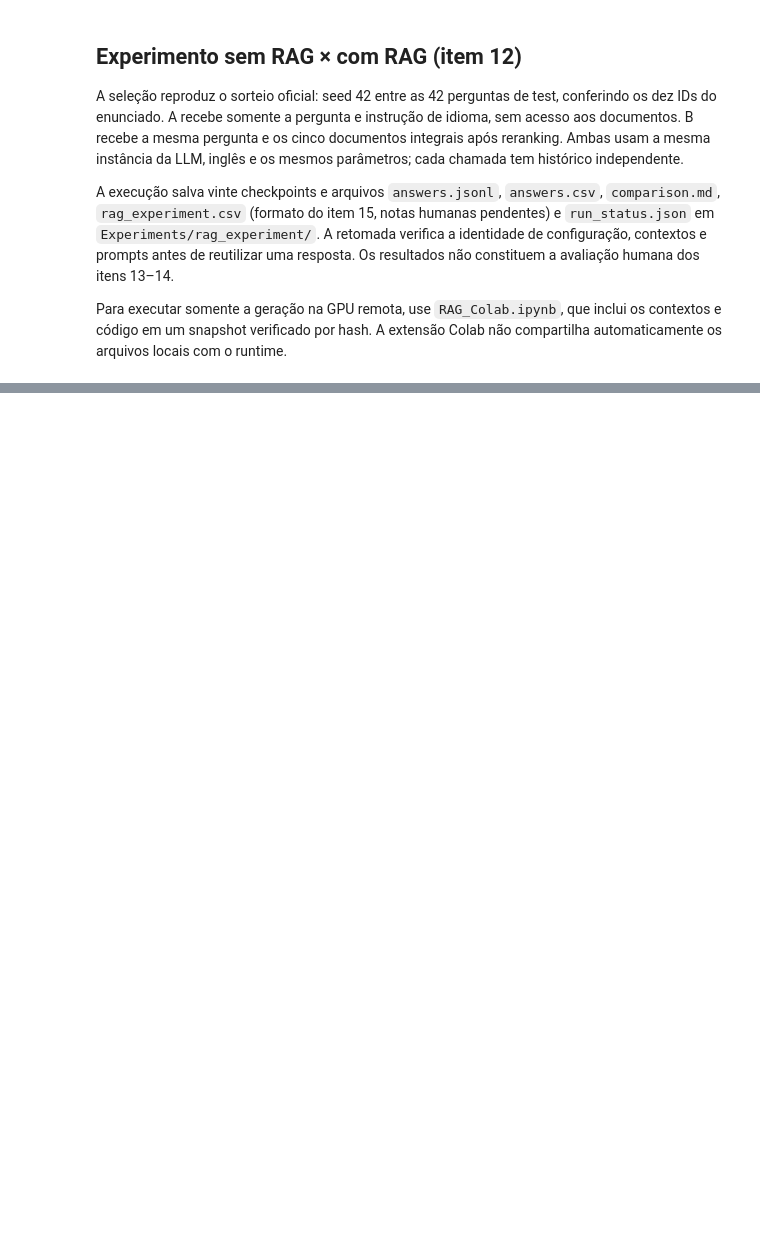
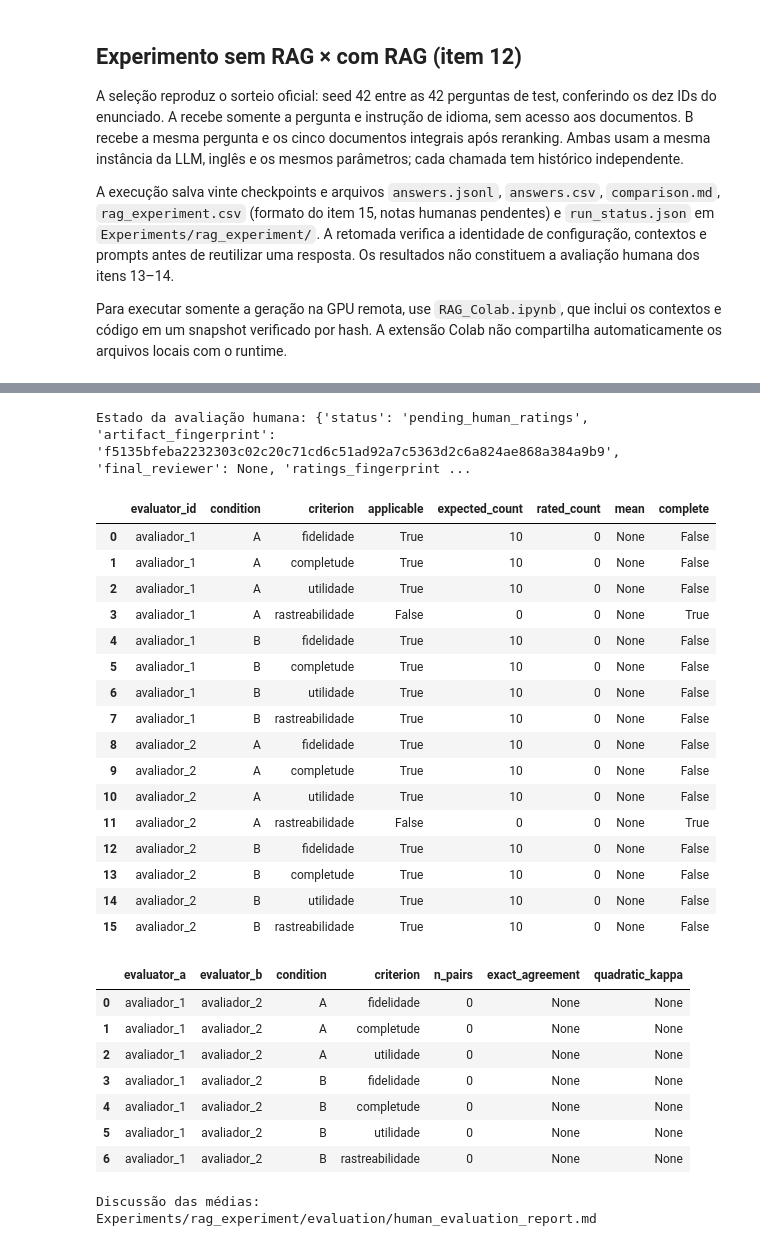
Before and after one commit to ArthurTRamos/Trabalho-Modelos-Semanticos-RI, a Jupyter notebook: Trabalho2.ipynb, the cells around one changed output, grey strips where cells are left out. Cells and saved outputs as stored; diff of their text form; code cells hidden in the pictures; blank space fills up the shorter version.

Commit message:
feat: rag evaluation and flow errors

```diff
--- a/Trabalho2.ipynb
+++ b/Trabalho2.ipynb
@@ -503,0 +631,13 @@ display(pd.DataFrame(rag_paired_answers)[[
+# %%
+from pathlib import Path
+from ri_project.rag_evaluation import prepare_rag_evaluation, aggregate_human_evaluation
+
+RAG_EVALUATION_DIR = Path('Experiments/rag_experiment/evaluation')
+rag_evaluation = prepare_rag_evaluation(
+    experiment_dir='Experiments/rag_experiment', data_dir='nfcorpus/nfcorpus',
+    rankings_dir='Experiments', output_dir=RAG_EVALUATION_DIR,
+)
+display(rag_evaluation['context_metrics'])
+display(rag_evaluation['context_summary'])
+print('Caderno para avaliação humana:', RAG_EVALUATION_DIR / 'human_review.md')
+print('Preencha ratings_reviewer_1.csv e, opcionalmente, ratings_reviewer_2.csv sem consultar blind_key.json.')
@@ -503,0 +660,42 @@ display(pd.DataFrame(rag_paired_answers)[[
+# %%
+# As fichas são criadas vazias. Reexecute após os integrantes preencherem suas notas.
+# Se houver dois avaliadores completos, escolha explicitamente o avaliador final.
+FINAL_REVIEWER = None
+rating_files = [RAG_EVALUATION_DIR / f'ratings_reviewer_{i}.csv' for i in (1, 2)]
+human_evaluation = aggregate_human_evaluation(
+    rating_files, experiment_dir='Experiments/rag_experiment',
+    data_dir='nfcorpus/nfcorpus', output_dir=RAG_EVALUATION_DIR,
+    final_reviewer=FINAL_REVIEWER,
+)
+print('Estado da avaliação humana:', human_evaluation['status'])
+display(human_evaluation['summary'])
+display(human_evaluation['agreement'])
+print('Discussão das médias:', RAG_EVALUATION_DIR / 'human_evaluation_report.md')
+# %% [output]
+Estado da avaliação humana: {'status': 'pending_human_ratings', 'artifact_fingerprint': 'f5135bfeba2232303c02c20c71cd6c51ad92a7c5363d2c6a824ae868a384a9b9', 'final_reviewer': None, 'ratings_fingerprint ...
+|  | evaluator_id | condition | criterion | applicable | expected_count | rated_count | mean | complete |
+| 0 | avaliador_1 | A | fidelidade | True | 10 | 0 | None | False |
+| 1 | avaliador_1 | A | completude | True | 10 | 0 | None | False |
+| 2 | avaliador_1 | A | utilidade | True | 10 | 0 | None | False |
+| 3 | avaliador_1 | A | rastreabilidade | False | 0 | 0 | None | True |
+| 4 | avaliador_1 | B | fidelidade | True | 10 | 0 | None | False |
+| 5 | avaliador_1 | B | completude | True | 10 | 0 | None | False |
+| 6 | avaliador_1 | B | utilidade | True | 10 | 0 | None | False |
+| 7 | avaliador_1 | B | rastreabilidade | True | 10 | 0 | None | False |
+| 8 | avaliador_2 | A | fidelidade | True | 10 | 0 | None | False |
+| 9 | avaliador_2 | A | completude | True | 10 | 0 | None | False |
+| 10 | avaliador_2 | A | utilidade | True | 10 | 0 | None | False |
+| 11 | avaliador_2 | A | rastreabilidade | False | 0 | 0 | None | True |
+| 12 | avaliador_2 | B | fidelidade | True | 10 | 0 | None | False |
+| 13 | avaliador_2 | B | completude | True | 10 | 0 | None | False |
+| 14 | avaliador_2 | B | utilidade | True | 10 | 0 | None | False |
+| 15 | avaliador_2 | B | rastreabilidade | True | 10 | 0 | None | False |
+|  | evaluator_a | evaluator_b | condition | criterion | n_pairs | exact_agreement | quadratic_kappa |
+| 0 | avaliador_1 | avaliador_2 | A | fidelidade | 0 | None | None |
+| 1 | avaliador_1 | avaliador_2 | A | completude | 0 | None | None |
+| 2 | avaliador_1 | avaliador_2 | A | utilidade | 0 | None | None |
+| 3 | avaliador_1 | avaliador_2 | B | fidelidade | 0 | None | None |
+| 4 | avaliador_1 | avaliador_2 | B | completude | 0 | None | None |
+| 5 | avaliador_1 | avaliador_2 | B | utilidade | 0 | None | None |
+| 6 | avaliador_1 | avaliador_2 | B | rastreabilidade | 0 | None | None |
+Discussão das médias: Experiments/rag_experiment/evaluation/human_evaluation_report.md
```
Also changed, not shown: parts of 22 cells of this notebook, 11 other files.
